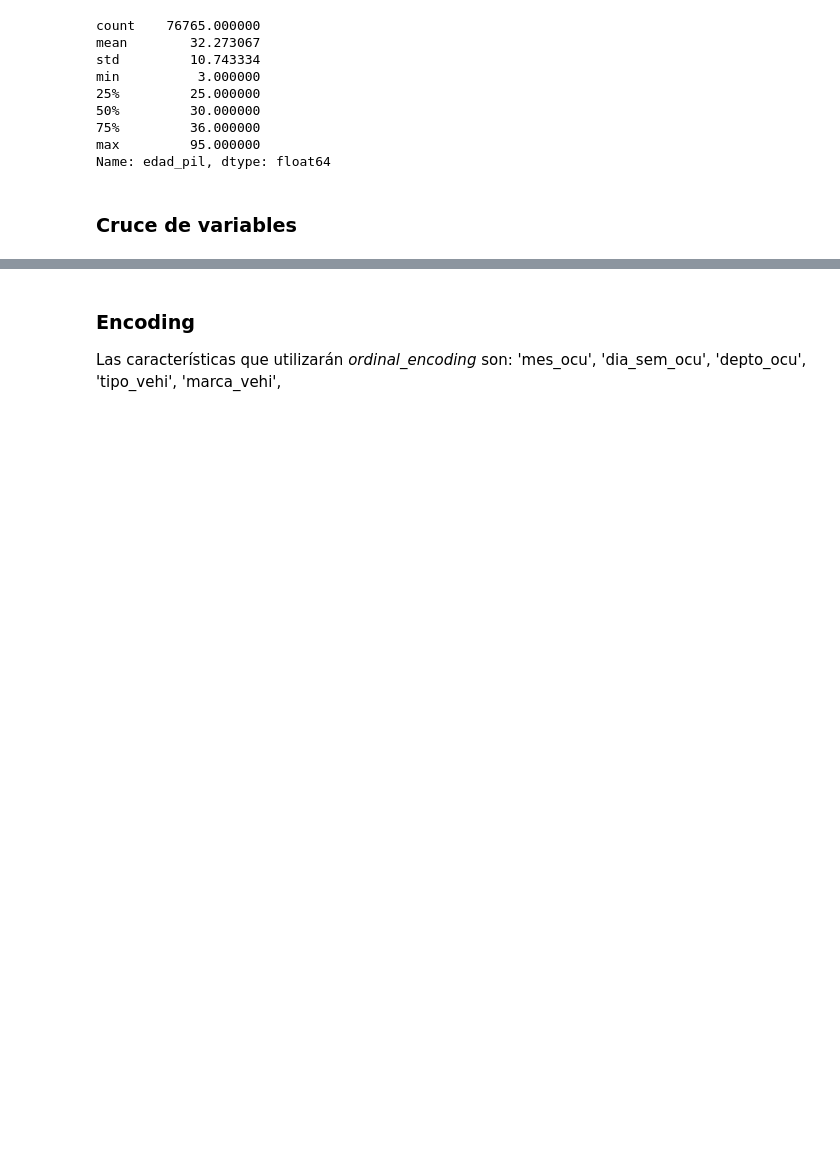
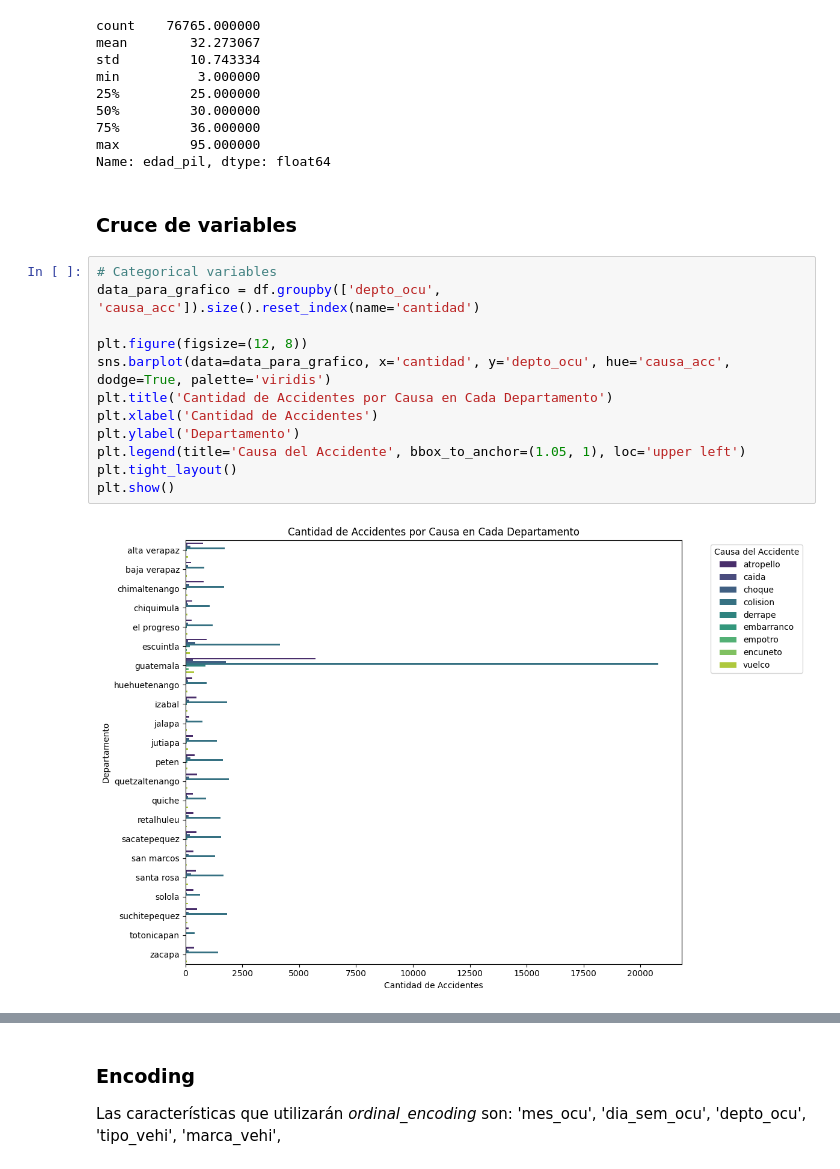
Before and after one commit to FranzCastillo/DM-Car-Incidents-in-GT-Analysis, a Jupyter notebook: Analysis.ipynb, the cells around one changed output, grey strips where cells are left out. Drawn from its saved outputs; the diff is of its cells as text; blank space fills up the shorter version.

Commit message:
crossing variables

```diff
--- a/Analysis.ipynb
+++ b/Analysis.ipynb
@@ -321,6 +313,20 @@ max         95.000000
 Name: edad_pil, dtype: float64
 # %% [markdown]
 ### Cruce de variables
+# %%
+# Categorical variables
+data_para_grafico = df.groupby(['depto_ocu', 'causa_acc']).size().reset_index(name='cantidad')
+
+plt.figure(figsize=(12, 8))
+sns.barplot(data=data_para_grafico, x='cantidad', y='depto_ocu', hue='causa_acc', dodge=True, palette='viridis')
+plt.title('Cantidad de Accidentes por Causa en Cada Departamento')
+plt.xlabel('Cantidad de Accidentes')
+plt.ylabel('Departamento')
+plt.legend(title='Causa del Accidente', bbox_to_anchor=(1.05, 1), loc='upper left')
+plt.tight_layout()
+plt.show()
+# %% [output]
+[figure, added]
 # %%
 # Categorical variables
 for col in categorical:
```
Also changed, not shown: parts of 11 cells of this notebook.
